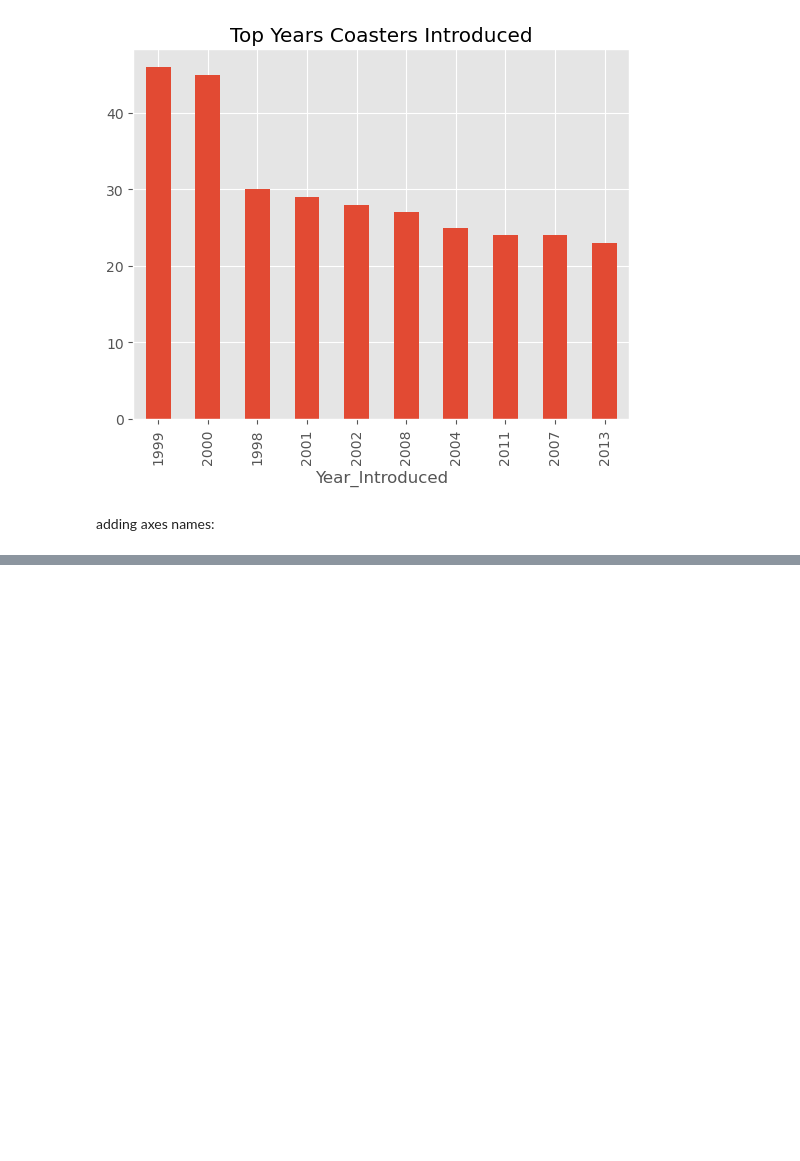
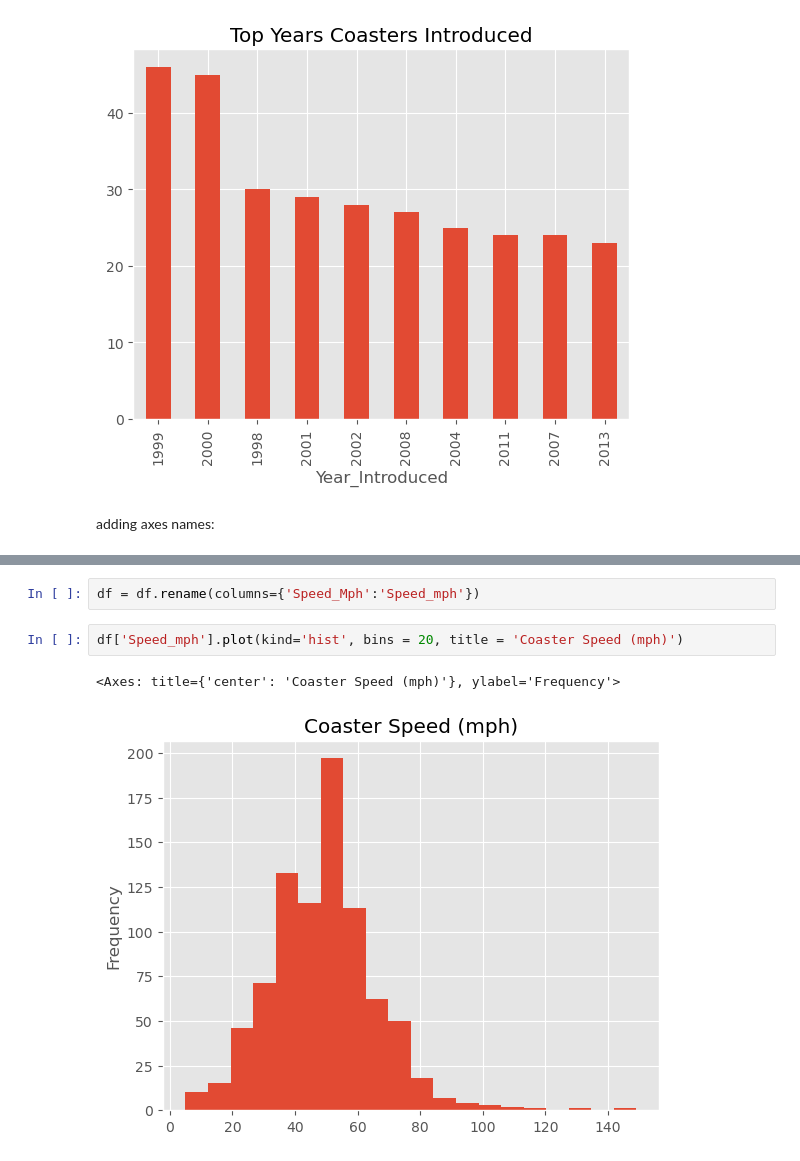
Before and after one commit to Omagbs/Exploratory-Data-Analysis, a Jupyter notebook: Roller Coasters EDA/Untitled.ipynb, the cells around one changed output, grey strips where cells are left out. Cells and saved outputs as stored; diff of their text form; blank space fills up the shorter version.

```diff
--- a/Roller Coasters EDA/Untitled.ipynb
+++ b/Roller Coasters EDA/Untitled.ipynb
@@ -488,0 +501,7 @@ ax.set_ylabel('Count')
+# %%
+df = df.rename(columns={'Speed_Mph':'Speed_mph'})
+# %%
+df['Speed_mph'].plot(kind='hist', bins = 20, title = 'Coaster Speed (mph)')
+# %% [output]
+<Axes: title={'center': 'Coaster Speed (mph)'}, ylabel='Frequency'>
+[figure, added]
```
Also changed, not shown: parts of 23 cells of this notebook.
